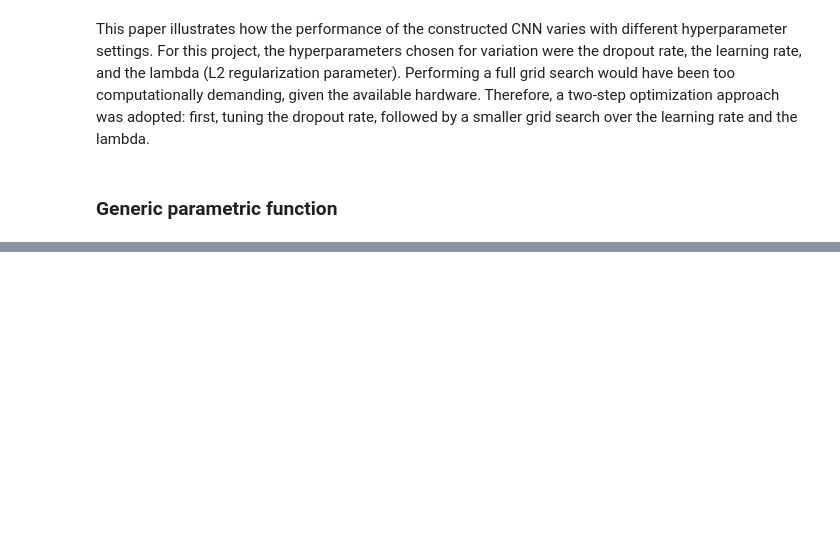
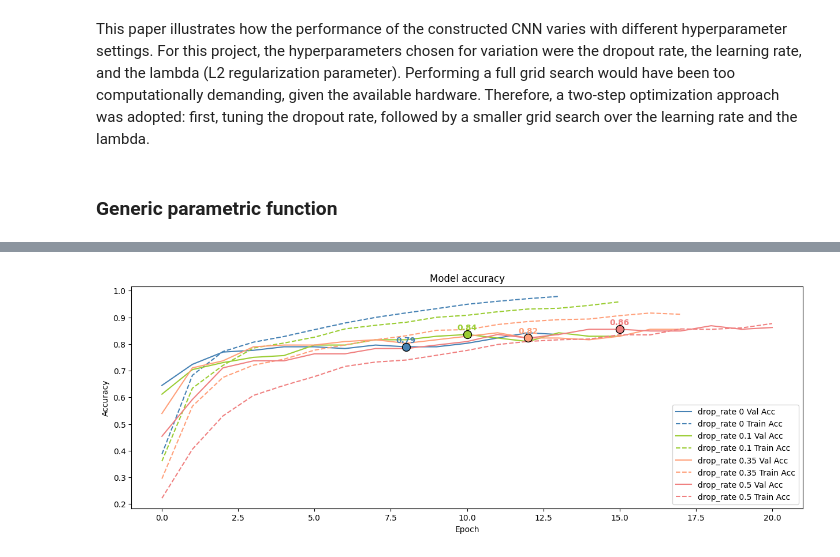
Before and after one commit to Stefano-Bozzi/LepidopterAI, a Jupyter notebook: training.ipynb, the cells around one changed output, grey strips where cells are left out. Cells and saved outputs as stored; diff of their text form; code cells hidden in the pictures; blank space fills up the shorter version.

Commit message:
feat: add dropout study
- add cicle on dropout rates values
- compare results
- make accuracy graph
- make loss graph

```diff
--- a/training.ipynb
+++ b/training.ipynb
@@ -287,0 +421,12 @@ def build_cnn_model(
+# %%
+for i in range(len(dropout_rates)):
+    best_epoch = history_drop[i].history['val_loss'].index(min(history_drop[i].history['val_loss']))
+    train_acc_best = history_drop[i].history['accuracy'][best_epoch]
+    val_acc_best = history_drop[i].history['val_accuracy'][best_epoch]
+    effective_epochs = best_epoch + 1 # start from 0
+
+    t = time.time()-start_time
+    minutes = int(t // 60)
+    seconds = int(t % 60)
+
+    print(f"CNN - drop_rate{dropout_rates[i]}: Parameters={CNN_s_drop[i].count_params()}, Effective Epochs={effective_epochs}, Train accuracy={train_acc_best:.5f}, Validation accuracy={val_acc_best:.5f}")
@@ -287,0 +438,31 @@ def build_cnn_model(
+# %%
+# graphs
+plt.figure(figsize=(15,5))
+colors = ['steelblue', 'yellowgreen', 'lightsalmon', 'lightcoral']
+
+for i in range(num_try):
+    # Plot validation accuracy
+    plt.plot(history_drop[i].history['val_accuracy'], label=f'drop_rate {dropout_rates[i]} Val Acc', color=colors[i])
+    # Plot training accuracy
+    plt.plot(history_drop[i].history['accuracy'], linestyle='--', label=f'drop_rate {dropout_rates[i]} Train Acc', color=colors[i])
+
+    # find best_epoch
+    best_epoch = history_drop[i].history['val_loss'].index(min(history_drop[i].history['val_loss']))
+    val_acc_best = history_drop[i].history['val_accuracy'][best_epoch]
+    train_acc_best = history_drop[i].history['accuracy'][best_epoch]
+
+    # show best point on curve
+    plt.scatter(best_epoch, val_acc_best, color=colors[i], edgecolor='black', s=100, zorder=5)
+    # value label
+    plt.text(best_epoch, val_acc_best + 0.01,
+             f'{val_acc_best:.2f}', color=colors[i],
+             ha='center', va='bottom', fontweight='bold')
+
+plt.title('Model accuracy')
+plt.ylabel('Accuracy')
+plt.xlabel('Epoch')
+plt.legend(loc='lower right')
+plt.savefig("drop_accuracy.png")
+plt.show()
+# %% [output]
+[figure, added]
```
Also changed, not shown: parts of 4 cells of this notebook.
